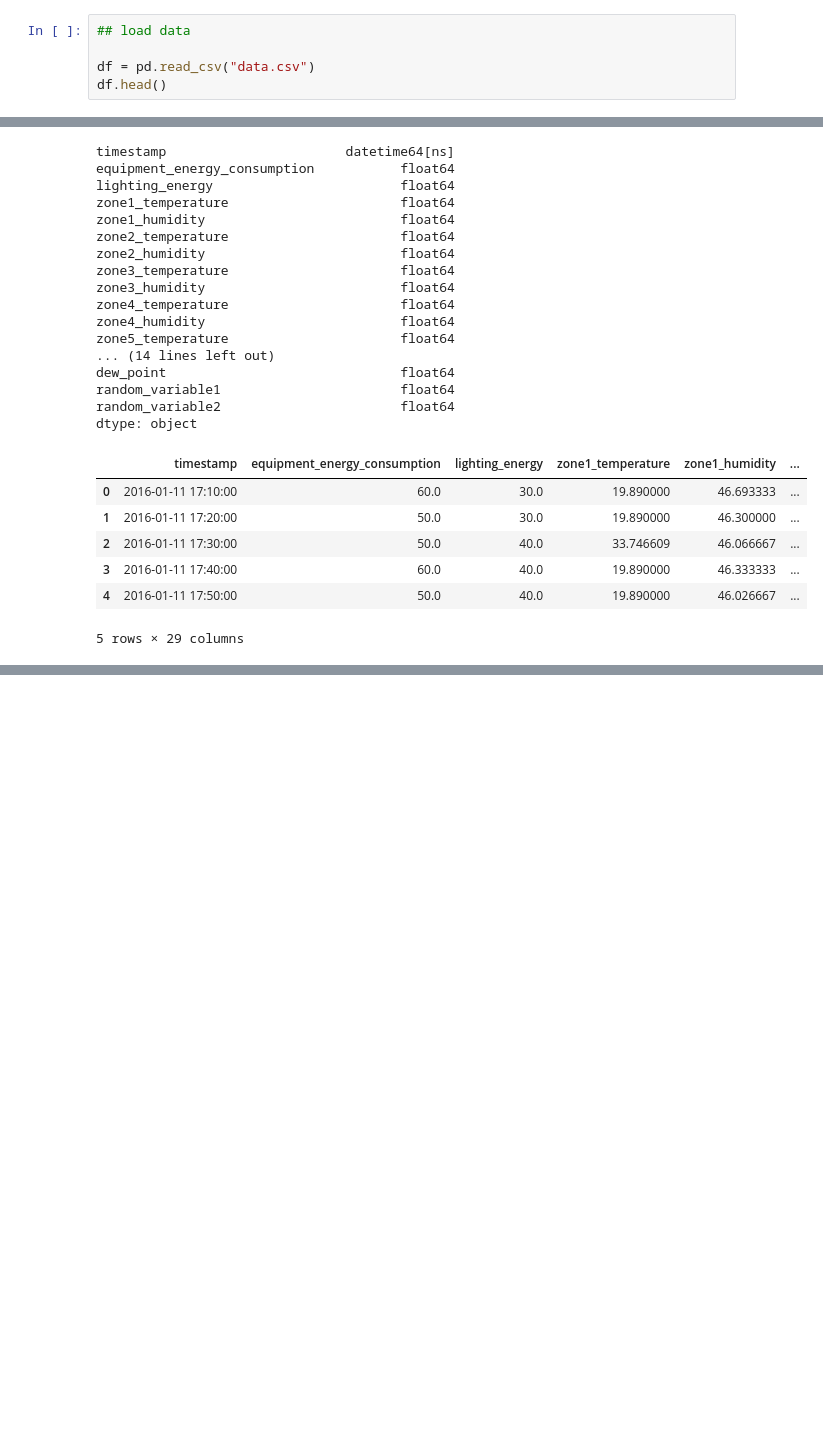
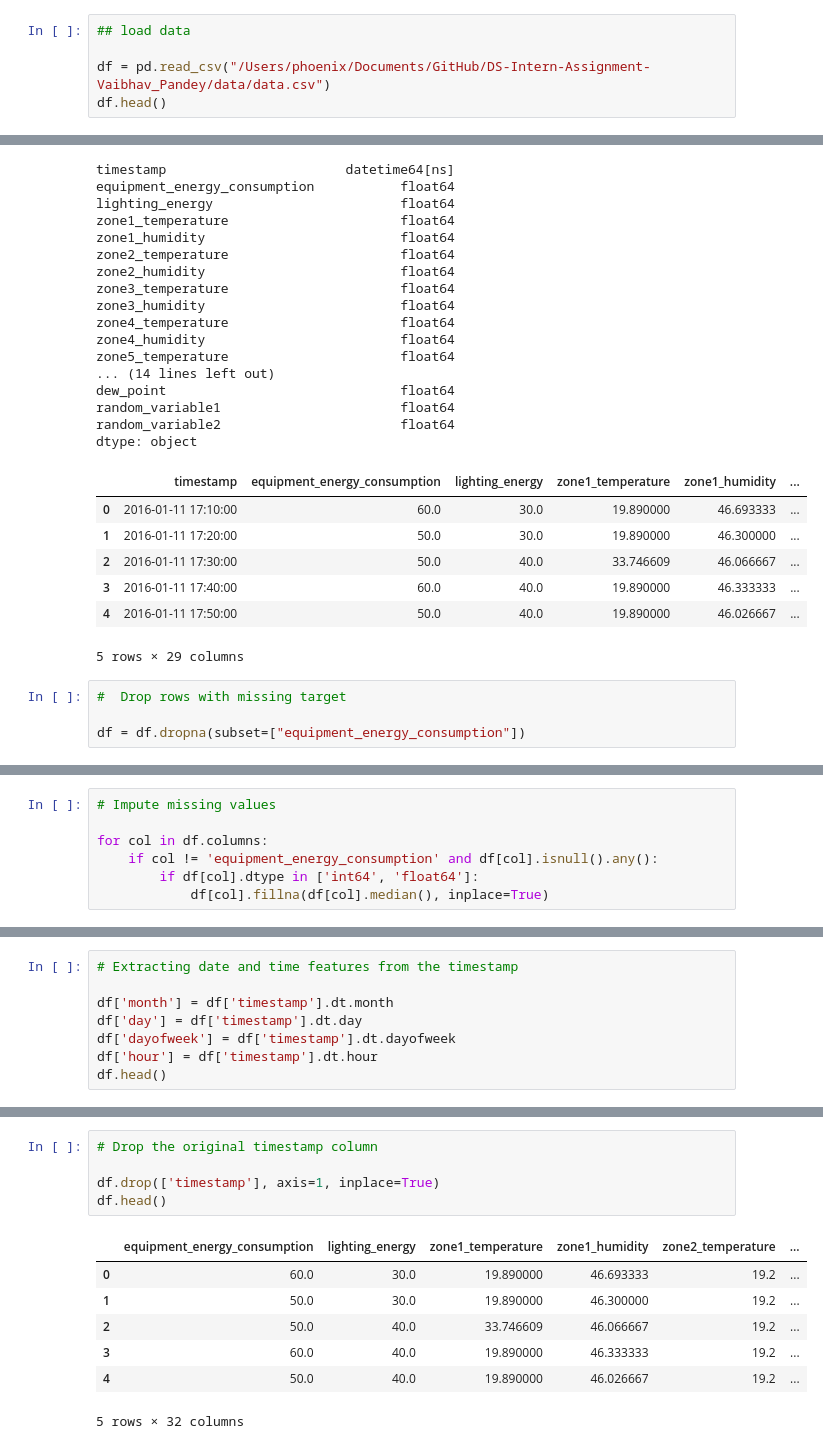
Before and after one commit to vaibhpande21/DS-Intern-Assignment-Vaibhav_Pandey, a Jupyter notebook: assignment.ipynb, the cells around one changed output, grey strips where cells are left out. Drawn from its saved outputs; the diff is of its cells as text; blank space fills up the shorter version.

```diff
--- a/assignment.ipynb
+++ b/assignment.ipynb
@@ -104,7 +104,7 @@ warnings.filterwarnings('ignore')
 # %%
 ## load data
 
-df = pd.read_csv("data.csv")
+df = pd.read_csv("/Users/phoenix/Documents/GitHub/DS-Intern-Assignment-Vaibhav_Pandey/data/data.csv")
 df.head()
 # %% [output]
 |  | timestamp | equipment_energy_consumption | lighting_energy | zone1_temperature | zone1_humidity | ... |
@@ -314,3 +314,7 @@ dtype: object
 | 3 | 2016-01-11 17:40:00 | 60.0 | 40.0 | 19.890000 | 46.333333 | ... |
 | 4 | 2016-01-11 17:50:00 | 50.0 | 40.0 | 19.890000 | 46.026667 | ... |
 5 rows × 29 columns
+# %%
+#  Drop rows with missing target
+
+df = df.dropna(subset=["equipment_energy_consumption"])
@@ -316,0 +343,7 @@ dtype: object
+# %%
+# Impute missing values
+
+for col in df.columns:
+    if col != 'equipment_energy_consumption' and df[col].isnull().any():
+        if df[col].dtype in ['int64', 'float64']:
+            df[col].fillna(df[col].median(), inplace=True)
@@ -316,0 +372,8 @@ dtype: object
+# %%
+# Extracting date and time features from the timestamp
+
+df['month'] = df['timestamp'].dt.month
+df['day'] = df['timestamp'].dt.day
+df['dayofweek'] = df['timestamp'].dt.dayofweek
+df['hour'] = df['timestamp'].dt.hour
+df.head()
@@ -316,0 +388,13 @@ dtype: object
+# %%
+# Drop the original timestamp column
+
+df.drop(['timestamp'], axis=1, inplace=True)
+df.head()
+# %% [output]
+|  | equipment_energy_consumption | lighting_energy | zone1_temperature | zone1_humidity | zone2_temperature | ... |
+| 0 | 60.0 | 30.0 | 19.890000 | 46.693333 | 19.2 | ... |
+| 1 | 50.0 | 30.0 | 19.890000 | 46.300000 | 19.2 | ... |
+| 2 | 50.0 | 40.0 | 33.746609 | 46.066667 | 19.2 | ... |
+| 3 | 60.0 | 40.0 | 19.890000 | 46.333333 | 19.2 | ... |
+| 4 | 50.0 | 40.0 | 19.890000 | 46.026667 | 19.2 | ... |
+5 rows × 32 columns
```
Also changed, not shown: parts of 11 cells of this notebook.
